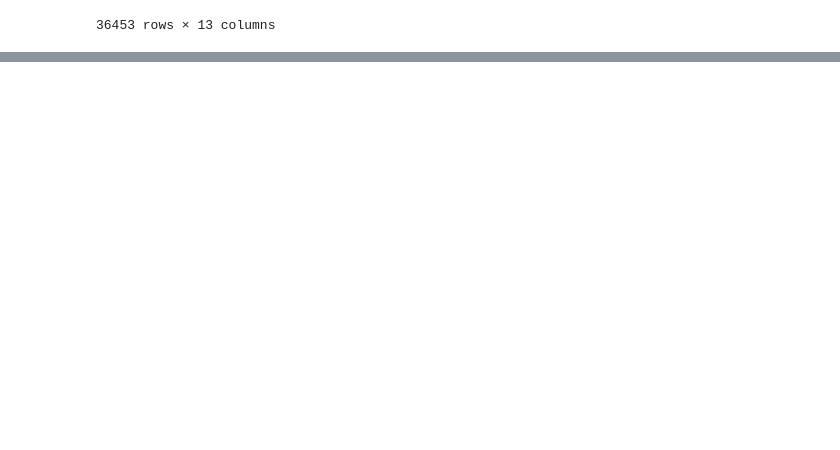
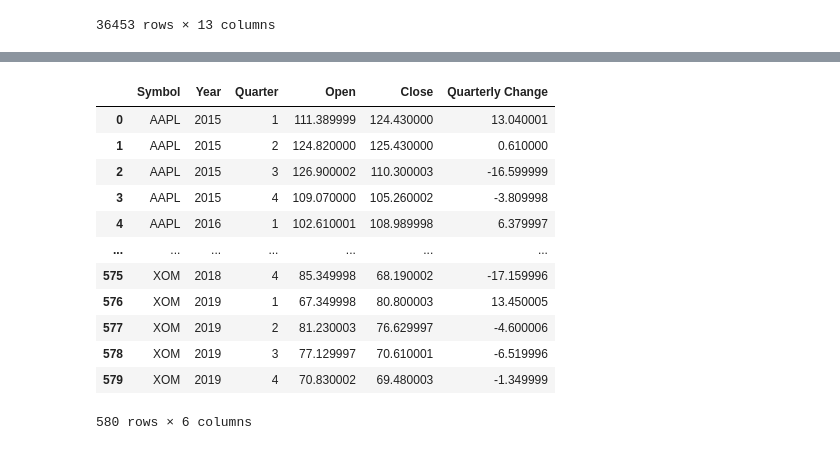
Before and after one commit to Jdshah06/S-P-500-Stock-Analysis, a Jupyter notebook: Project Dow Test.ipynb, the cells around one changed output, grey strips where cells are left out. Drawn from its saved outputs; the diff is of its cells as text; code cells hidden in the pictures; blank space fills up the shorter version.

```diff
--- a/Project Dow Test.ipynb
+++ b/Project Dow Test.ipynb
@@ -184,0 +258,6 @@ stocks_df
+# %%
+stocks_df['Date']= pd.to_datetime(stocks_df['Date'])
+stocks_df['Month Number']= stocks_df['Date'].dt.month
+stocks_df['Year']= stocks_df['Date'].dt.year
+stocks_df['Quarter']= stocks_df['Date'].dt.quarter
+stocks_df
@@ -184,0 +278,3 @@ stocks_df
+# %%
+quarterly_change= stocks_df.groupby(['Symbol','Year','Quarter']).agg({'Open':'first','Close':'last'})
+quarterly_change
@@ -184,0 +296,18 @@ stocks_df
+# %%
+quarterly_change['Quarterly Change'] = quarterly_change['Close'] - quarterly_change['Open']
+# %%
+quarterly_change
+# %% [output]
+|  | Symbol | Year | Quarter | Open | Close | Quarterly Change |
+| 0 | AAPL | 2015 | 1 | 111.389999 | 124.430000 | 13.040001 |
+| 1 | AAPL | 2015 | 2 | 124.820000 | 125.430000 | 0.610000 |
+| 2 | AAPL | 2015 | 3 | 126.900002 | 110.300003 | -16.599999 |
+| 3 | AAPL | 2015 | 4 | 109.070000 | 105.260002 | -3.809998 |
+| 4 | AAPL | 2016 | 1 | 102.610001 | 108.989998 | 6.379997 |
+| ... | ... | ... | ... | ... | ... | ... |
+| 575 | XOM | 2018 | 4 | 85.349998 | 68.190002 | -17.159996 |
+| 576 | XOM | 2019 | 1 | 67.349998 | 80.800003 | 13.450005 |
+| 577 | XOM | 2019 | 2 | 81.230003 | 76.629997 | -4.600006 |
+| 578 | XOM | 2019 | 3 | 77.129997 | 70.610001 | -6.519996 |
+| 579 | XOM | 2019 | 4 | 70.830002 | 69.480003 | -1.349999 |
+580 rows × 6 columns
```
Also changed, not shown: parts of 9 cells of this notebook.
